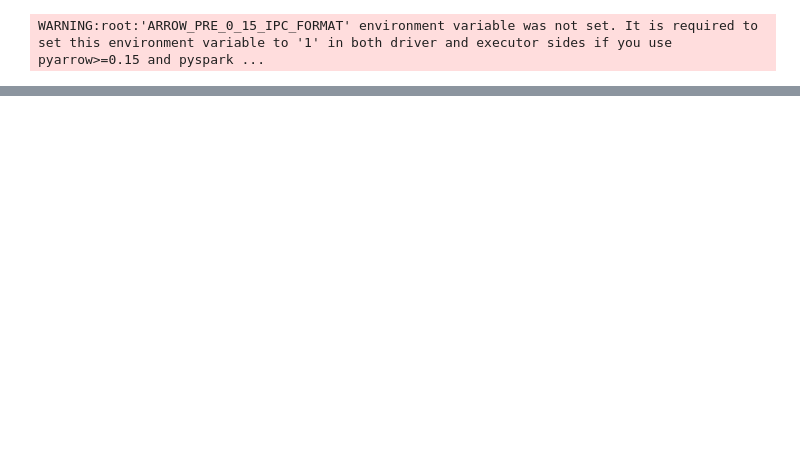
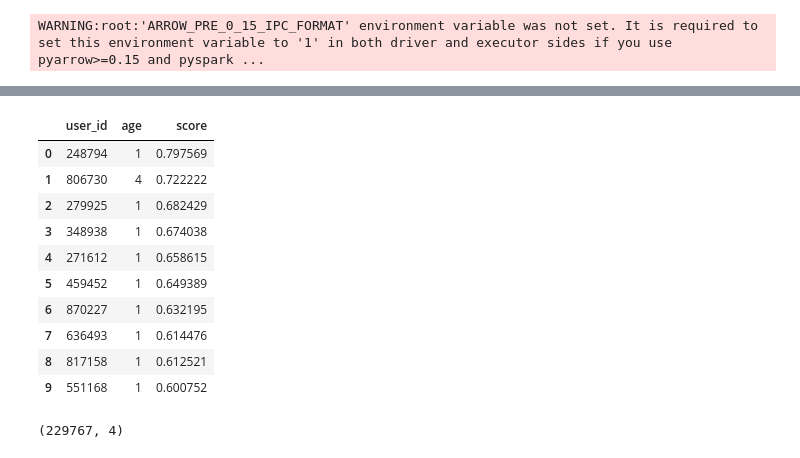
Before and after one commit to zuoxiaolei/TencetAD2020, a Jupyter notebook: ad_eda.ipynb, the cells around one changed output, grey strips where cells are left out. Cells and saved outputs as stored; diff of their text form; code cells hidden in the pictures; blank space fills up the shorter version.

```diff
--- a/ad_eda.ipynb
+++ b/ad_eda.ipynb
@@ -70,0 +129,15 @@ print(encode_result.nunique())
+# %%
+age_dist_result.shape
+age_dist_result.head(10)
+# %% [output]
+|  | user_id | age | score |
+| 0 | 248794 | 1 | 0.797569 |
+| 1 | 806730 | 4 | 0.722222 |
+| 2 | 279925 | 1 | 0.682429 |
+| 3 | 348938 | 1 | 0.674038 |
+| 4 | 271612 | 1 | 0.658615 |
+| 5 | 459452 | 1 | 0.649389 |
+| 6 | 870227 | 1 | 0.632195 |
+| 7 | 636493 | 1 | 0.614476 |
+| 8 | 817158 | 1 | 0.612521 |
+| 9 | 551168 | 1 | 0.600752 |
@@ -70,0 +146,4 @@ print(encode_result.nunique())
+# %%
+pred_age.shape
+# %% [output]
+(229767, 4)
```
Also changed, not shown: parts of 30 cells of this notebook, 8 other files.
